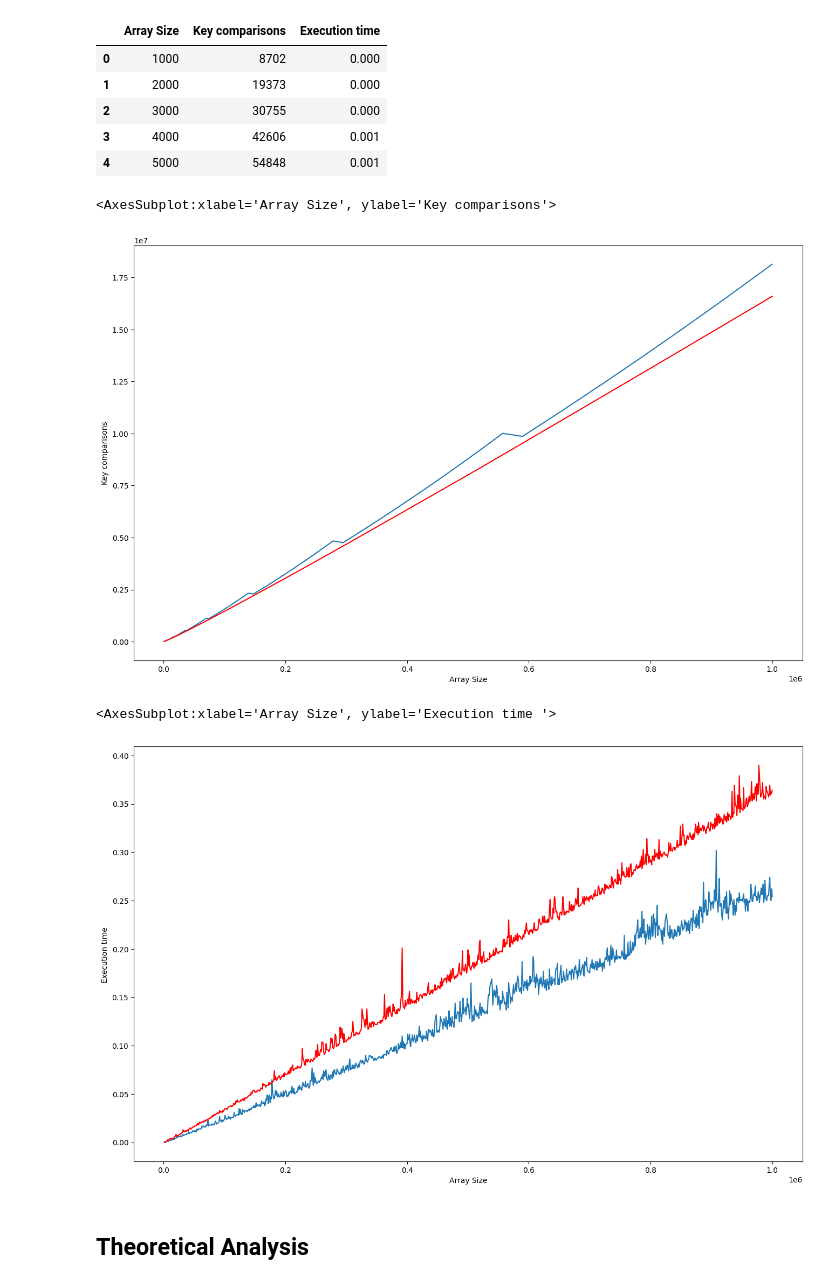
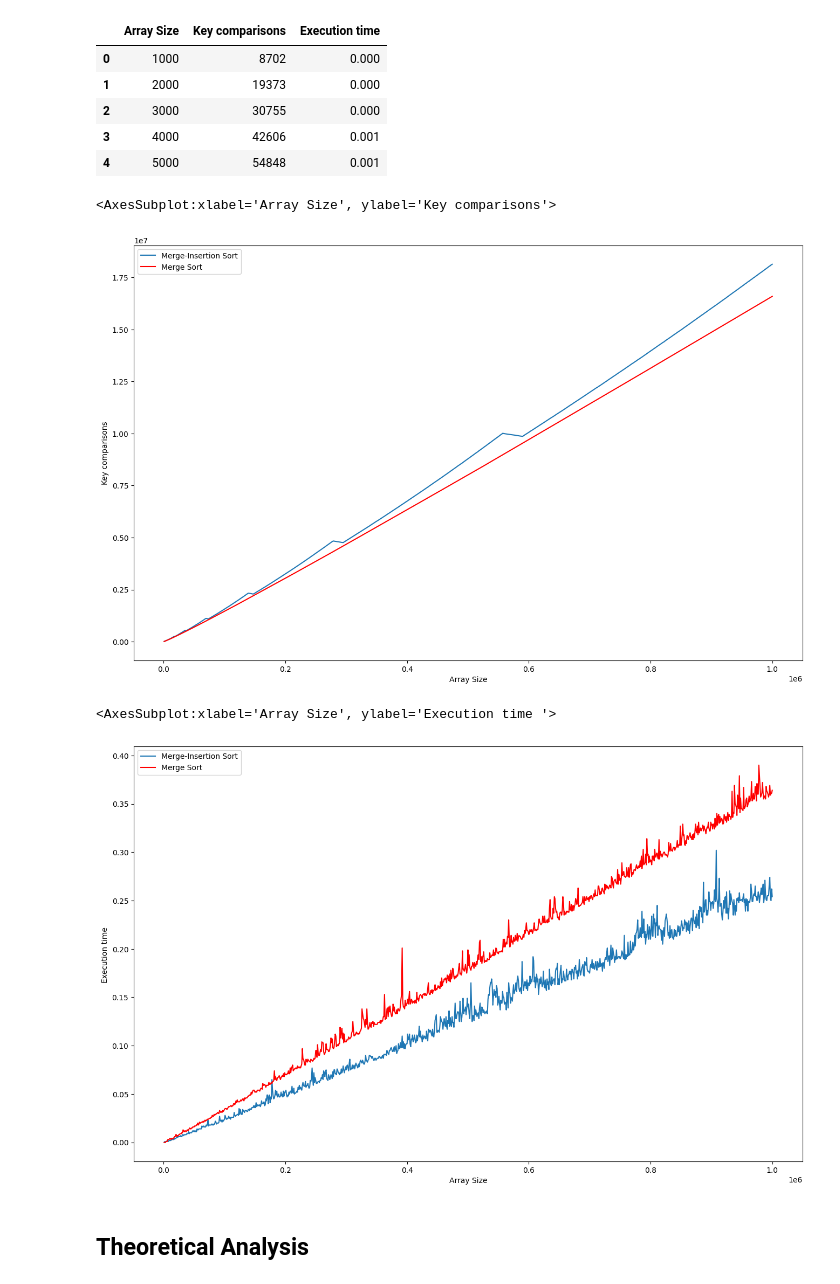
Before and after one commit to Neo-Zenith/Analysis-of-Algorithms, a Jupyter notebook: Example Class 1/analysisForCPart1.Ipynb, the cells around one changed output. Drawn from its saved outputs; the diff is of its cells as text; code cells hidden in the pictures.

```diff
--- a/Example Class 1/analysisForCPart1.Ipynb
+++ b/Example Class 1/analysisForCPart1.Ipynb
@@ -82,20 +82,20 @@ data2.head()
 # %%
 fig = plt.gcf()
 fig.set_size_inches(16, 10)
 
-sb.lineplot(data=data, x='Array Size', y='Key comparisons')
-sb.lineplot(data=data2, x='Array Size', y='Key comparisons', color="red")
+sb.lineplot(data=data, x='Array Size', y='Key comparisons', label='Merge-Insertion Sort')
+sb.lineplot(data=data2, x='Array Size', y='Key comparisons', color="red", label='Merge Sort')
 # %% [output]
 <AxesSubplot:xlabel='Array Size', ylabel='Key comparisons'>
-[figure, old version]
+[figure, new version]
 # %%
 fig = plt.gcf()
 fig.set_size_inches(16, 10)
 
-sb.lineplot(data=data, x='Array Size', y='Execution time ')
-sb.lineplot(data=data2, x='Array Size', y='Execution time ', color="red")
+sb.lineplot(data=data, x='Array Size', y='Execution time ', label='Merge-Insertion Sort')
+sb.lineplot(data=data2, x='Array Size', y='Execution time ', color="red", label='Merge Sort')
 # %% [output]
 <AxesSubplot:xlabel='Array Size', ylabel='Execution time '>
-[figure, old version]
+[figure, new version]
 # %% [markdown]
 ## Theoretical Analysis
```
Also changed, not shown: parts of 3 cells of this notebook, 7 other files.
